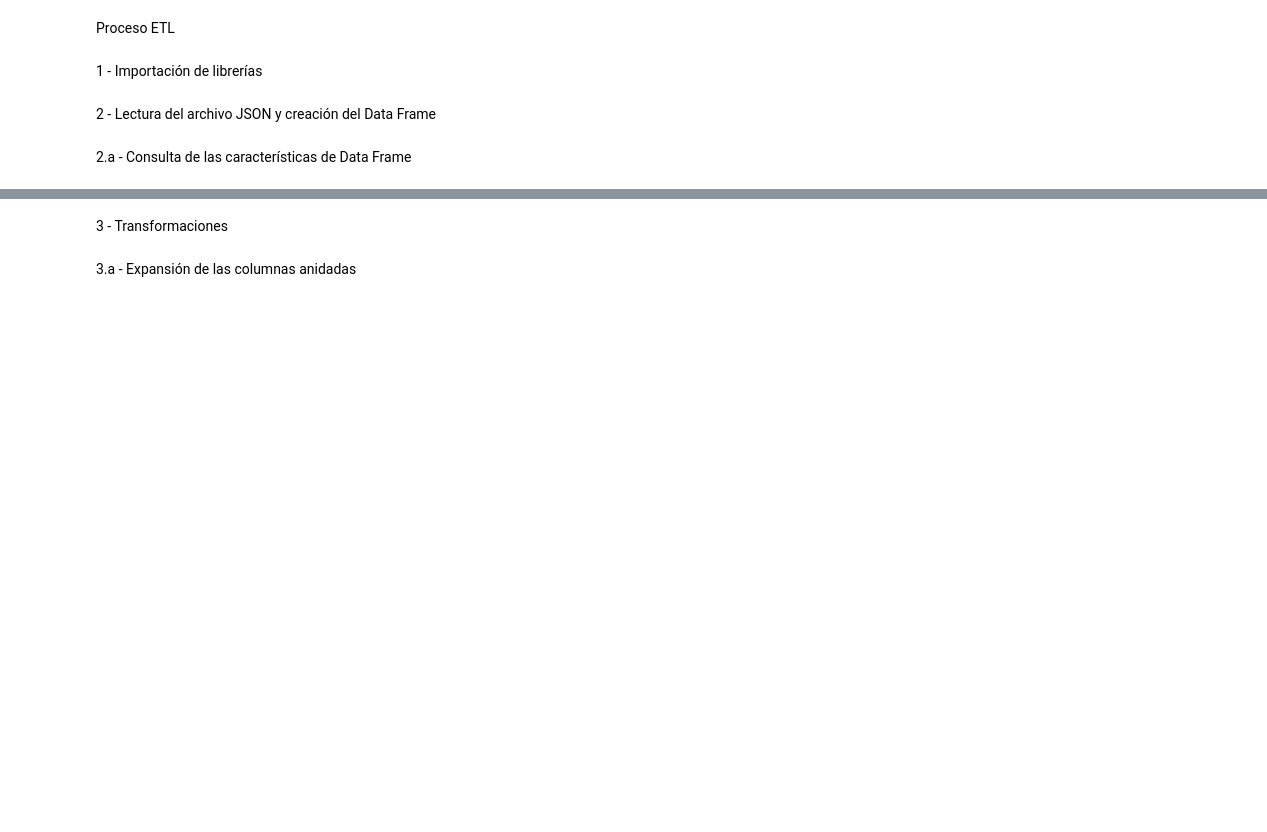
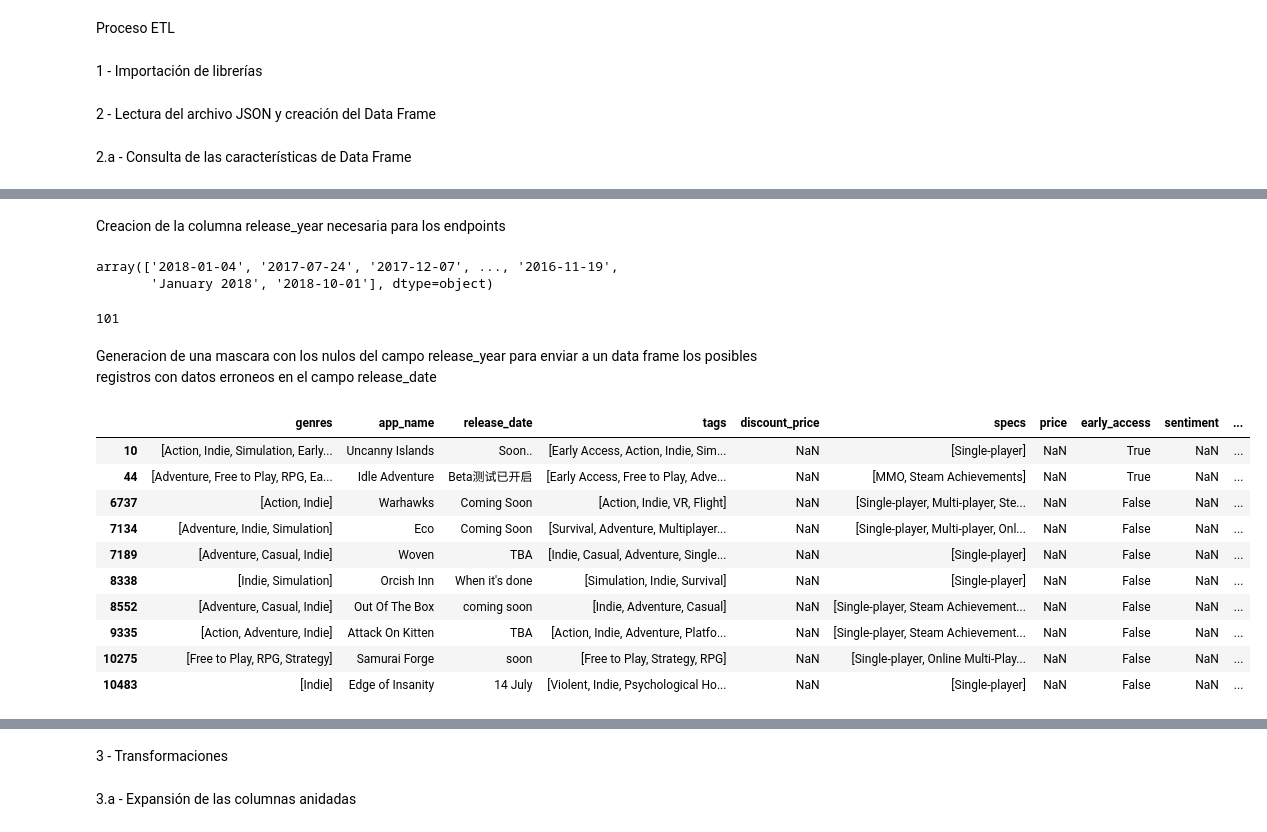
Before and after one commit to GLJaraBarth/1_Proyecto_Individual_MLOps, a Jupyter notebook: steam_gamesMLOps.ipynb, the cells around one changed output, grey strips where cells are left out. Drawn from its saved outputs; the diff is of its cells as text; code cells hidden in the pictures; blank space fills up the shorter version.

```diff
--- a/steam_gamesMLOps.ipynb
+++ b/steam_gamesMLOps.ipynb
@@ -101,2 +26,0 @@ Paso 2 - Creacion de la columna release_date_clean con formato datetime y reempl
-# %%
-df['release_year'] = df['release_date'].str.extract(r'(\d{4})')
@@ -273,0 +97,3 @@ memory usage: 3.9+ MB
+# %%
+columnas_a_eliminar = ['title','url','reviews_url','publisher','developer','id'] #Se va a trabajar con la columna app_name y se elimina la columna title por redundante.
+df0.drop(columns=columnas_a_eliminar, inplace=True)  #Las columnas url, reviews_url, publisher, id y developer se eliminan por irrelevantes para el analisis
@@ -273,0 +104,2 @@ memory usage: 3.9+ MB
+# %%
+df0.dropna(subset = ['release_date'],inplace=True) #Se eliminan los nulos de release_date porque este campo es fundamental y no los podemos imputar de ninguna forma
@@ -273,0 +126,32 @@ memory usage: 3.9+ MB
+# %% [markdown]
+Creacion de la columna release_year necesaria para los endpoints
+# %%
+df0['release_date'].unique() #Consulta de valores unicos de la columna release_date
+# %% [output]
+array(['2018-01-04', '2017-07-24', '2017-12-07', ..., '2016-11-19',
+       'January 2018', '2018-10-01'], dtype=object)
+# %%
+df0['release_year'] = df['release_date'].str.extract(r'(\d{4})') #Con este metodo buscamos y extreamos secuencias de cuatro digitos(Distintos formatos de datos en la columna release_date)
+# %%
+df0.release_year.isna().sum() #Consulta de datos que no se puedo extraer en el paso previo
+# %% [output]
+101
+# %% [markdown]
+
+Generacion de una mascara con los nulos del campo release_year para enviar a un data frame los posibles registros con datos erroneos en el campo release_date
+# %%
+mask = df0['release_year'].isna()    #Se genera una mascara con los nulos del campo release_year
+df_filtrado = df0[mask]              #Con la mascara se crea un data frame con los registros con posibles errores en el campo release_date
+df_filtrado.head(10)                #Consulta del data frame - df_filtrado es un data frame auxiliar
+# %% [output]
+|  | genres | app_name | release_date | tags | discount_price | specs | price | early_access | sentiment | ... |
+| 10 | [Action, Indie, Simulation, Early... | Uncanny Islands | Soon.. | [Early Access, Action, Indie, Sim... | NaN | [Single-player] | NaN | True | NaN | ... |
+| 44 | [Adventure, Free to Play, RPG, Ea... | Idle Adventure | Beta测试已开启 | [Early Access, Free to Play, Adve... | NaN | [MMO, Steam Achievements] | NaN | True | NaN | ... |
+| 6737 | [Action, Indie] | Warhawks | Coming Soon | [Action, Indie, VR, Flight] | NaN | [Single-player, Multi-player, Ste... | NaN | False | NaN | ... |
+| 7134 | [Adventure, Indie, Simulation] | Eco | Coming Soon | [Survival, Adventure, Multiplayer... | NaN | [Single-player, Multi-player, Onl... | NaN | False | NaN | ... |
+| 7189 | [Adventure, Casual, Indie] | Woven | TBA | [Indie, Casual, Adventure, Single... | NaN | [Single-player] | NaN | False | NaN | ... |
+| 8338 | [Indie, Simulation] | Orcish Inn | When it's done | [Simulation, Indie, Survival] | NaN | [Single-player] | NaN | False | NaN | ... |
+| 8552 | [Adventure, Casual, Indie] | Out Of The Box | coming soon | [Indie, Adventure, Casual] | NaN | [Single-player, Steam Achievement... | NaN | False | NaN | ... |
+| 9335 | [Action, Adventure, Indie] | Attack On Kitten | TBA | [Action, Indie, Adventure, Platfo... | NaN | [Single-player, Steam Achievement... | NaN | False | NaN | ... |
+| 10275 | [Free to Play, RPG, Strategy] | Samurai Forge | soon | [Free to Play, Strategy, RPG] | NaN | [Single-player, Online Multi-Play... | NaN | False | NaN | ... |
+| 10483 | [Indie] | Edge of Insanity | 14 July | [Violent, Indie, Psychological Ho... | NaN | [Single-player] | NaN | False | NaN | ... |
```
Also changed, not shown: parts of 186 cells of this notebook.
